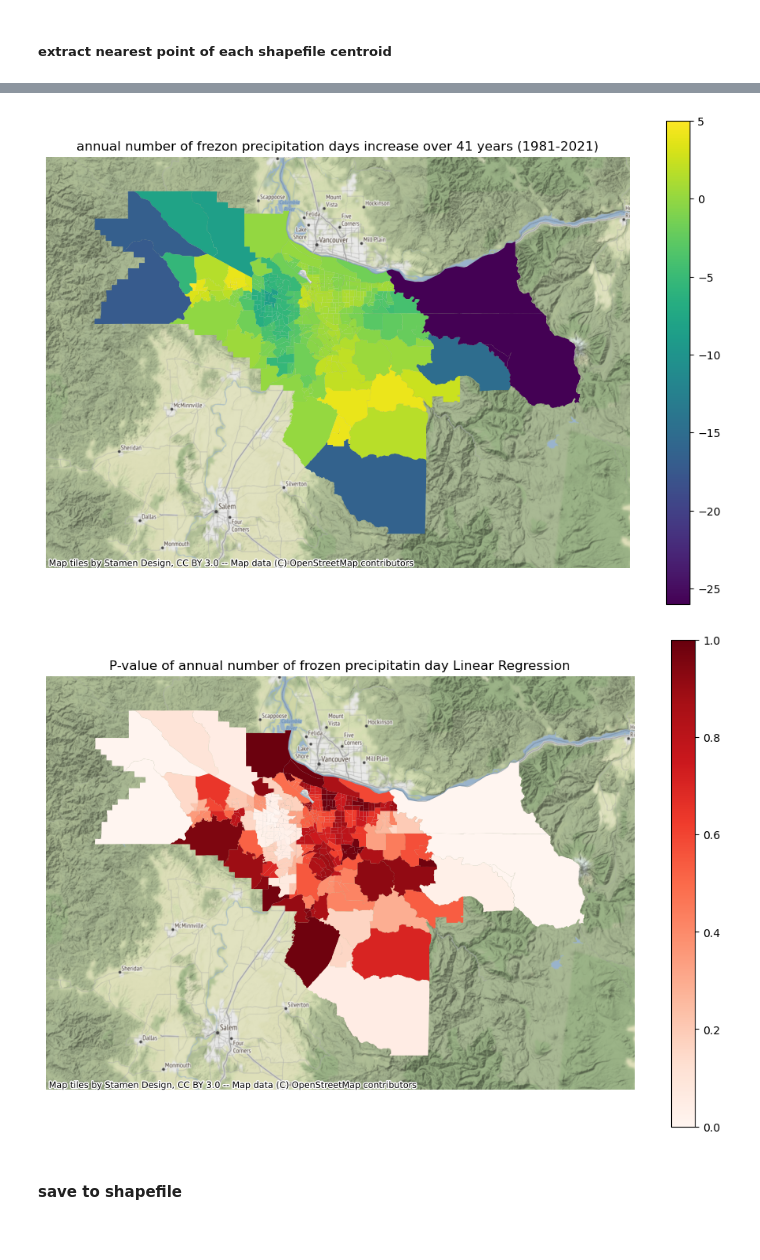
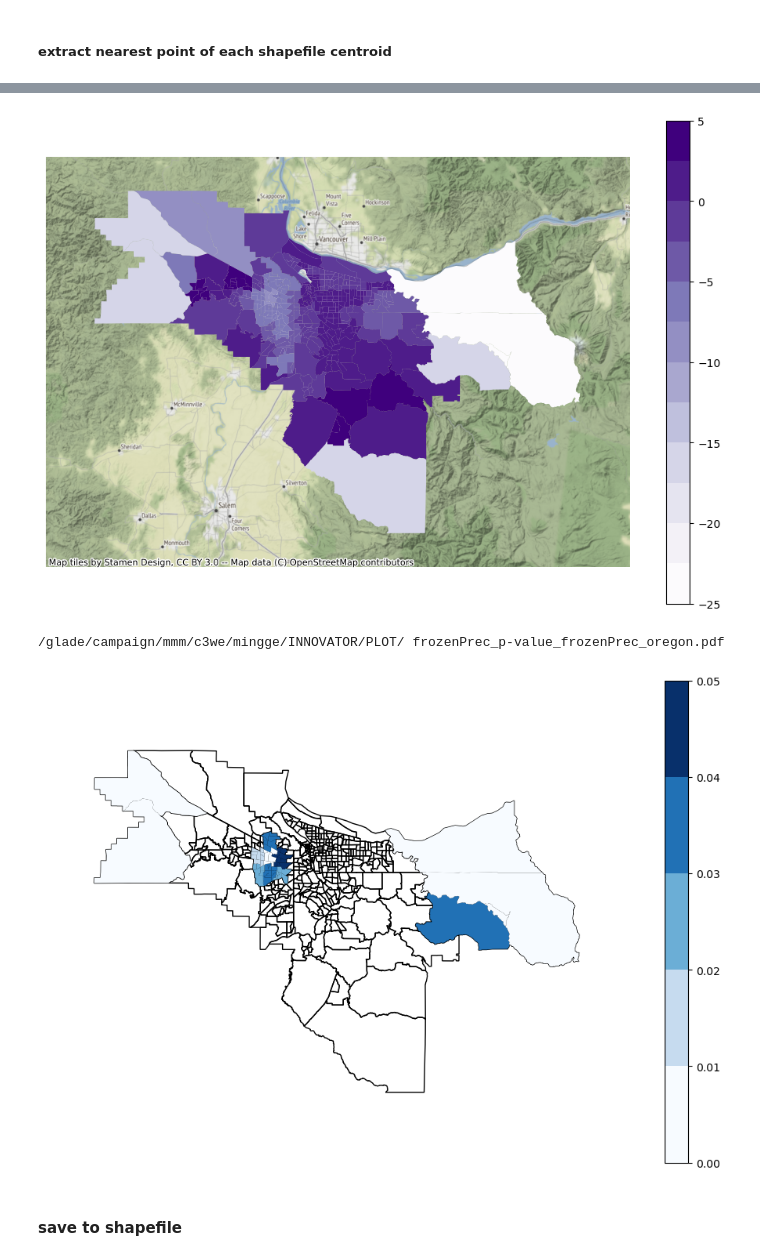
Before and after one commit to ming80302/Innovator, a Jupyter notebook: trend_map_sovi.ipynb, the cells around one changed output, grey strips where cells are left out. Cells and saved outputs as stored; diff of their text form; code cells hidden in the pictures.

```diff
--- a/trend_map_sovi.ipynb
+++ b/trend_map_sovi.ipynb
@@ -413,26 +417,30 @@ for nn in range(n_shp):
     slope_1d[nn]  = slope
     pvalue_1d[nn] = p
 
+# replace value with nan
+pvalue_1d[pvalue_1d>0.05 ] =np.nan
 shp_gpd['frozenPrec_trend'] = dtmax_1d
 shp_gpd['frozenPrec_slope'] = slope_1d
 shp_gpd['frozenPrec_p-value'] = pvalue_1d
 # %%
 ax = gplt.polyplot(shp_gpd, figsize=(12, 8))
-ax.set_title('annual number of frezon precipitation days increase over 41 years (1981-2021)')
+#ax.set_title('annual number of frezon precipitation days increase over 41 years (1981-2021)')
 cx.add_basemap(ax = ax, crs=shp_gpd.crs)
 
-shp_gpd.plot(ax=ax, column='frozenPrec_trend', cmap = 'viridis', legend=True, vmax = 5, vmin=-26)
+shp_gpd.plot(ax=ax, column='frozenPrec_trend', cmap = plt.cm.get_cmap('Purples', 12), legend=True, vmax = 5, vmin=-25)
 plt.savefig(dir_plot + 'frozenPrec_trend_oregon.pdf', bbox_inches='tight')
 # %% [output]
-[figure, old version]
+[figure, new version]
 # %%
 ax = gplt.polyplot(shp_gpd, figsize=(12, 8))
-cx.add_basemap(ax = ax, crs=shp_gpd.crs)
-ax.set_title('P-value of annual number of frozen precipitatin day Linear Regression')
-shp_gpd.plot(ax=ax, column='frozenPrec_p-value', cmap = 'Reds', legend=True, vmin=0, vmax=1) #, scheme="quantiles");
+#cx.add_basemap(ax = ax, crs=shp_gpd.crs)
+#ax.set_title('P-value of annual number of frozen precipitatin day Linear Regression')
+shp_gpd.plot(ax=ax, column='frozenPrec_p-value', cmap = plt.cm.get_cmap('Blues', 5), vmin=0, vmax=0.05,  legend=True) #, scheme="quantiles");
 plt.savefig(dir_plot + 'frozenPrec_p-value_frozenPrec_oregon.pdf', bbox_inches='tight')
+print(dir_plot, 'frozenPrec_p-value_frozenPrec_oregon.pdf')
 # %% [output]
+/glade/campaign/mmm/c3we/mingge/INNOVATOR/PLOT/ frozenPrec_p-value_frozenPrec_oregon.pdf
-[figure, old version]
+[figure, new version]
 # %% [markdown]
 #### save to shapefile
 # %%
```
Also changed, not shown: parts of 5 cells of this notebook.
